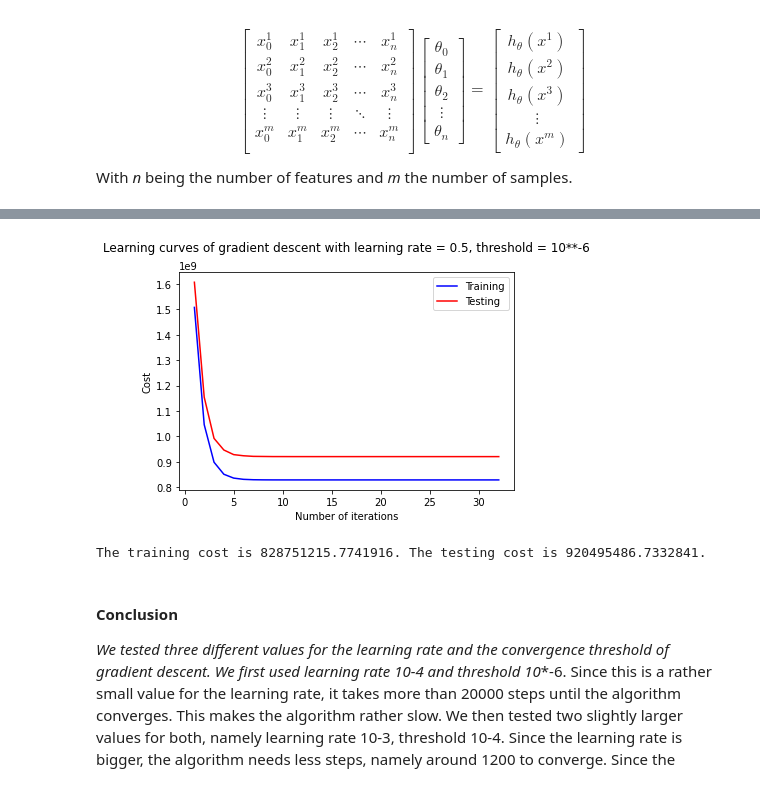
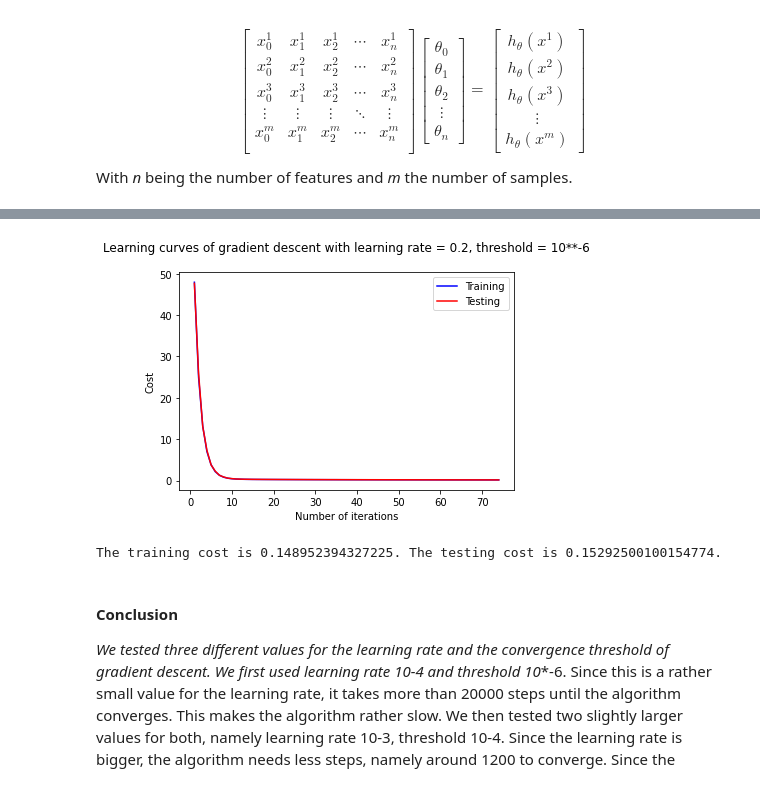
Before and after one commit to Youri-is-super-awesome/Bitches-and-beaches, a Jupyter notebook: code/model_version1.ipynb, the cells around one changed output, grey strips where cells are left out. Drawn from its saved outputs; the diff is of its cells as text; code cells hidden in the pictures.

```diff
--- a/code/model_version1.ipynb
+++ b/code/model_version1.ipynb
@@ -9,7 +9,7 @@ import numpy as np
 from sklearn.model_selection import train_test_split
 # %%
 # import data (only numerical)
-data = pd.read_csv('data/AmesHousingNumData.csv')
+data = pd.read_csv('data/AmesHousingPreprocessed.csv')
 data = data.drop('Unnamed: 0', axis=1)
 data.head()
 # %% [output]
@@ -197,7 +199,7 @@ def gradient_descent(X, y, theta, alpha, thres=10**-6):
 
         if current_cost > previous_cost:
             print('The algorithm is diverging.')
-            return theta
+            return theta, previous_cost
 
         previous_cost = current_cost
 
@@ -292,7 +292,7 @@ theta = define_theta(X_train_x0)
 # compute the linear model
 h = linear_model(X_train_x0, theta)
 
-theta_hat, cost = gradient_descent(X_train_x0, y_train, theta, 0.9)
+theta_hat, cost = gradient_descent(X_train_x0, y_train, theta, 0.05)
 print("\nFound the following values for theta:")
 print(theta_hat)
 print(f'\nThe cost is {cost}.')
@@ -346,37 +357,37 @@ def gradient_descent_learning_curves(X_train, y_train, X_test, y_test, theta, al
     plt.plot(iterations, current_costs_train, 'b-', label='Training')
     plt.plot(iterations, current_costs_test, 'r-', label='Testing')
     plt.xlabel('Number of iterations')
     plt.ylabel('Cost')
     plt.legend()
     plt.show()
 
     return theta, current_cost_train, current_cost_test
 
 # make matrix for all features
 X_all_test = X_test[:, 0:]
 
 # add x zero
 X_test_x0 = add_x0(X_all_test)
 
 # make column vector out of row vector
 y_test = y_test[..., None]
 
 # Initialize theta to a zero vector of the correct shape
 theta = define_theta(X_train_x0)
 
 #Find the theta vector that minimizes the cost function
 # plt.title('Learning curves of gradient descent with learning rate = 10**-4, threshold = 10**-6')
 # theta_hat, cost_train, cost_test = gradient_descent_learning_curves(X_train_x0, y_train, X_test_x0, y_test, theta, 10**-4, 10**-6)
 # print(f'\nThe cost is {cost_train}. The testing cost is {cost_test}.')
 # plt.title('Learning curves of gradient descent with learning rate = 10**-3, threshold = 10**-4')
 # theta_hat, cost_train, cost_test = gradient_descent_learning_curves(X_train_x0, y_train, X_test_x0, y_test, theta, 10**-3, 10**-4)
 # print(f'\nThe cost is {cost_train}. The testing cost is {cost_test}.')
-plt.title('Learning curves of gradient descent with learning rate = 0.5, threshold = 10**-6\n')
-theta_hat, cost_train, cost_test = gradient_descent_learning_curves(X_train_x0, y_train, X_test_x0, y_test, theta, 1, 10**-6)
+plt.title('Learning curves of gradient descent with learning rate = 0.2, threshold = 10**-6\n')
+theta_hat, cost_train, cost_test = gradient_descent_learning_curves(X_train_x0, y_train, X_test_x0, y_test, theta, 0.05, 10**-3)
 print(f'\nThe training cost is {cost_train}. The testing cost is {cost_test}.')
 # %% [output]
-[figure, old version]
+[figure, new version]
-The training cost is 828751215.7741916. The testing cost is 920495486.7332841.
+The training cost is 0.148952394327225. The testing cost is 0.15292500100154774.
 # %% [markdown]
 #### Conclusion
 
```
Also changed, not shown: parts of 9 cells of this notebook, 5 other files.
